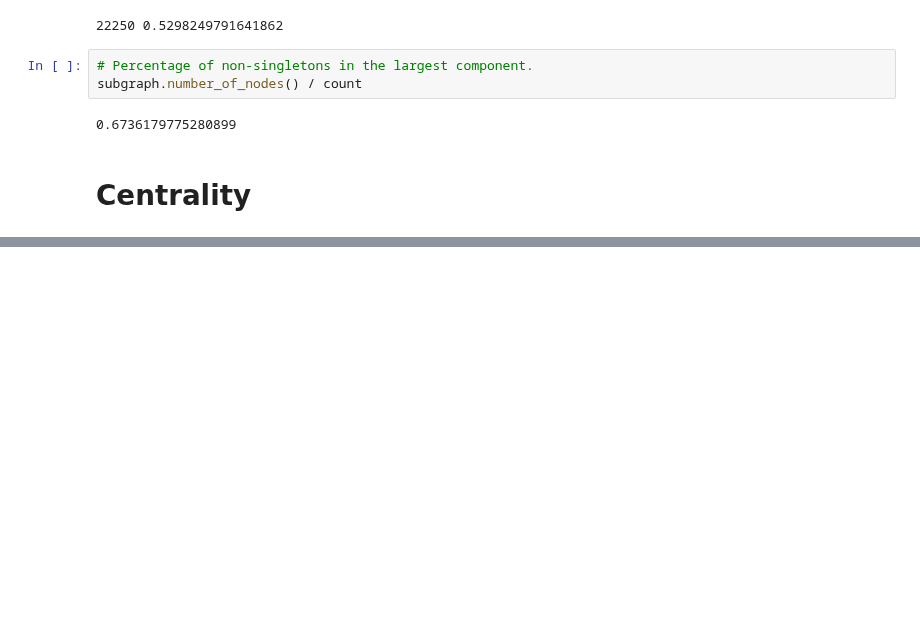
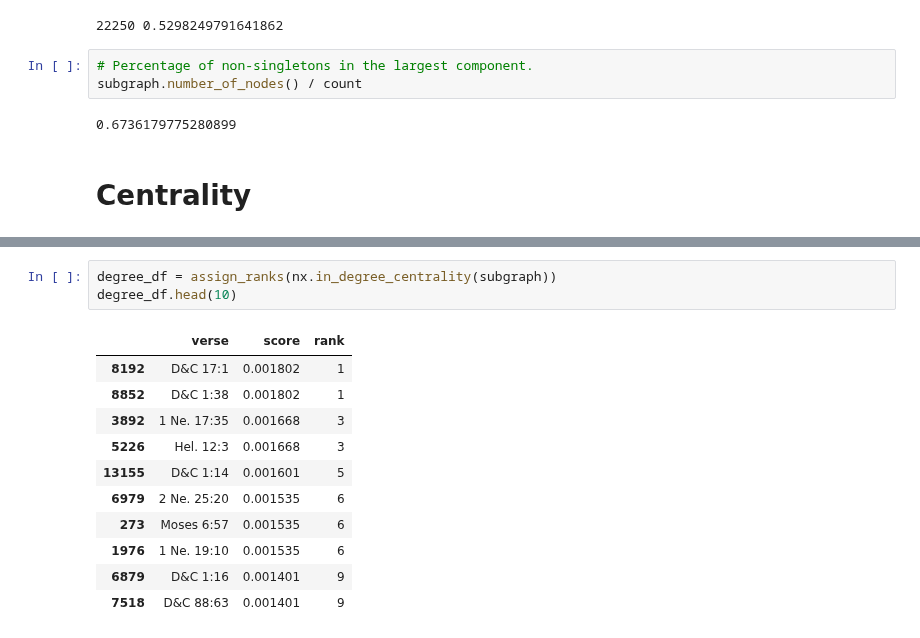
Before and after one commit to skearnes/scripture-graph, a Jupyter notebook: posts/2020-12-31/post.ipynb, the cells around one changed output, grey strips where cells are left out. Drawn from its saved outputs; the diff is of its cells as text; blank space fills up the shorter version.

```diff
--- a/posts/2020-12-31/post.ipynb
+++ b/posts/2020-12-31/post.ipynb
@@ -191,0 +121,15 @@ sns.jointplot(x='degree', y='pagerank', data=df[mask], kind='hex', mincnt=1, bin
+# %%
+degree_df = assign_ranks(nx.in_degree_centrality(subgraph))
+degree_df.head(10)
+# %% [output]
+|  | verse | score | rank |
+| 8192 | D&C 17:1 | 0.001802 | 1 |
+| 8852 | D&C 1:38 | 0.001802 | 1 |
+| 3892 | 1 Ne. 17:35 | 0.001668 | 3 |
+| 5226 | Hel. 12:3 | 0.001668 | 3 |
+| 13155 | D&C 1:14 | 0.001601 | 5 |
+| 6979 | 2 Ne. 25:20 | 0.001535 | 6 |
+| 273 | Moses 6:57 | 0.001535 | 6 |
+| 1976 | 1 Ne. 19:10 | 0.001535 | 6 |
+| 6879 | D&C 1:16 | 0.001401 | 9 |
+| 7518 | D&C 88:63 | 0.001401 | 9 |
```
Also changed, not shown: parts of 26 cells of this notebook.
